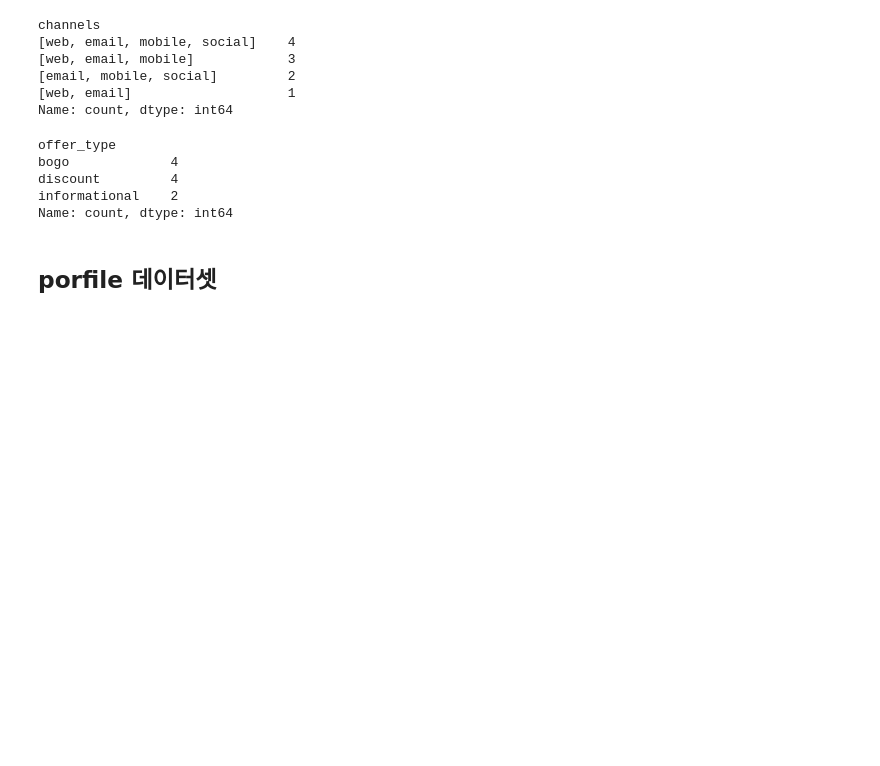
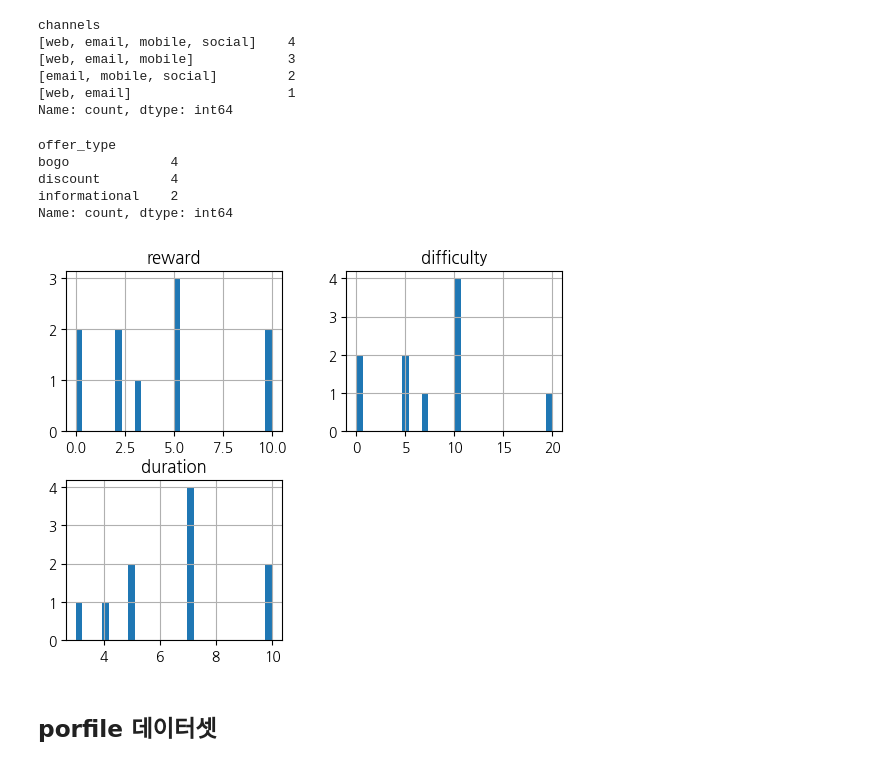
Before and after one commit to S-HNJN/Aiffel, a Jupyter notebook: starbucks/starbucks.ipynb, the cells around one changed output. Cells and saved outputs as stored; diff of their text form; code cells hidden in the pictures; blank space fills up the shorter version.

```diff
--- a/starbucks/starbucks.ipynb
+++ b/starbucks/starbucks.ipynb
@@ -76,3 +94,7 @@ Name: count, dtype: int64
+# %%
+portfolio.hist(bins=30);
+# %% [output]
+[figure, added]
 # %% [markdown]
 ## porfile 데이터셋
 # %%
```
Also changed, not shown: parts of 30 cells of this notebook.
